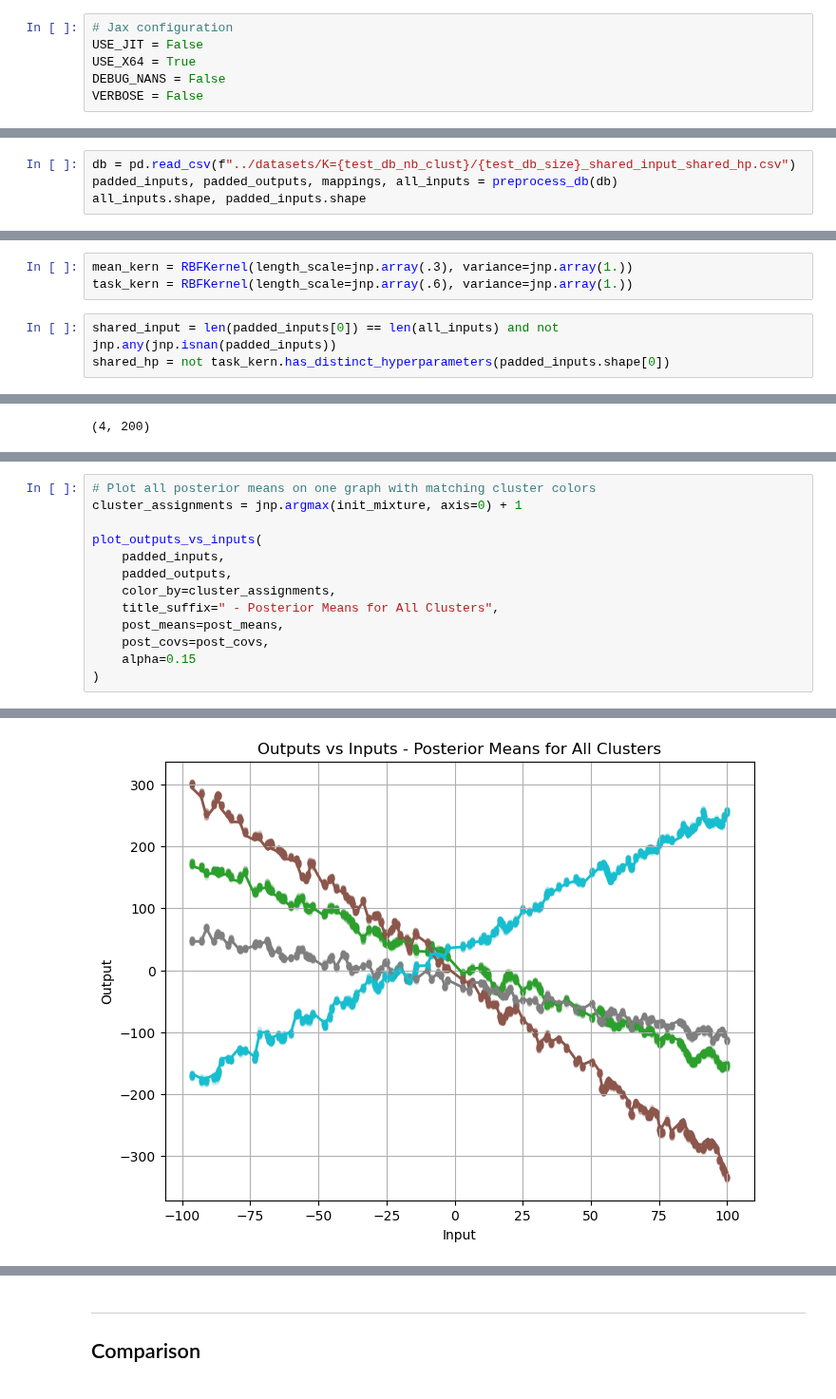
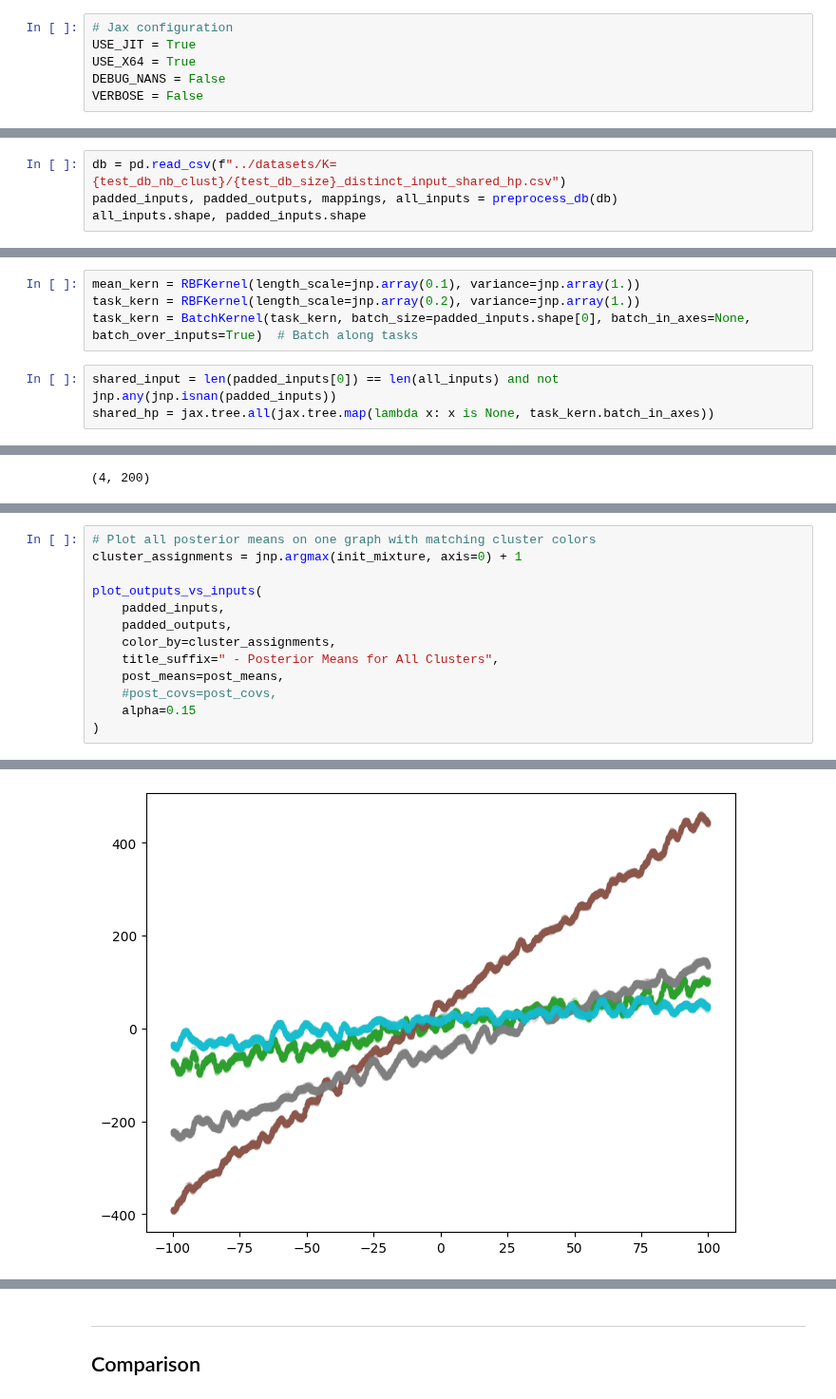
Before and after one commit to SimLej18/MagmaClustPy, a Jupyter notebook: benchmarks/mixture.ipynb, the cells around one changed output, grey strips where cells are left out. Shown at 95% size. Drawn from its saved outputs; the diff is of its cells as text.

Commit message:
[feat] hyperpost vmaped for MagmaClust scenarios [fix] kmeans un-jittered, as the implem is not jitter-compatible

```diff
--- a/benchmarks/mixture.ipynb
+++ b/benchmarks/mixture.ipynb
@@ -9,7 +9,7 @@
 ## Setup
 # %%
 # Jax configuration
-USE_JIT = False
+USE_JIT = True
 USE_X64 = True
 DEBUG_NANS = False
 VERBOSE = False
@@ -83,7 +87,7 @@ for size_ in ("huge", "custom"):  # "small", "medium", "large"):  # ,
 # %% [output]
 '\n# Refactoring of the dataset\nfor size_ in ("huge", "custom"):  # "small", "medium", "large"):  # ,\n\tfor input_ in ("shared", "distinct"):\n\t\tfor hp_ in ("shared", "distinct"):\n\t\t\t# Load th ...
 # %%
-db = pd.read_csv(f"../datasets/K={test_db_nb_clust}/{test_db_size}_shared_input_shared_hp.csv")
+db = pd.read_csv(f"../datasets/K={test_db_nb_clust}/{test_db_size}_distinct_input_shared_hp.csv")
 padded_inputs, padded_outputs, mappings, all_inputs = preprocess_db(db)
 all_inputs.shape, padded_inputs.shape
 # %% [output]
@@ -234,9 +238,10 @@ plot_outputs_vs_inputs(padded_inputs, padded_outputs, color_by=jnp.argmax(init_m
 # %%
-mean_kern = RBFKernel(length_scale=jnp.array(.3), variance=jnp.array(1.))
-task_kern = RBFKernel(length_scale=jnp.array(.6), variance=jnp.array(1.))
+mean_kern = RBFKernel(length_scale=jnp.array(0.1), variance=jnp.array(1.))
+task_kern = RBFKernel(length_scale=jnp.array(0.2), variance=jnp.array(1.))
+task_kern = BatchKernel(task_kern, batch_size=padded_inputs.shape[0], batch_in_axes=None, batch_over_inputs=True)  # Batch along tasks
 # %%
 shared_input = len(padded_inputs[0]) == len(all_inputs) and not jnp.any(jnp.isnan(padded_inputs))
-shared_hp = not task_kern.has_distinct_hyperparameters(padded_inputs.shape[0])
+shared_hp = jax.tree.all(jax.tree.map(lambda x: x is None, task_kern.batch_in_axes))
 # %%
 init_mixture.shape
 # %% [output]
@@ -259,7 +275,7 @@ plot_outputs_vs_inputs(
 	color_by=cluster_assignments,
 	title_suffix=" - Posterior Means for All Clusters",
 	post_means=post_means,
-	post_covs=post_covs,
+	#post_covs=post_covs,
 	alpha=0.15
 )
 # %% [output]
@@ -266,4 +283,4 @@ plot_outputs_vs_inputs(
-[figure, old version]
+[figure, new version]
 # %%
 np.asarray(init_mixture)
 # %% [output]
```
Also changed, not shown: parts of 11 cells of this notebook, 1 other file.
